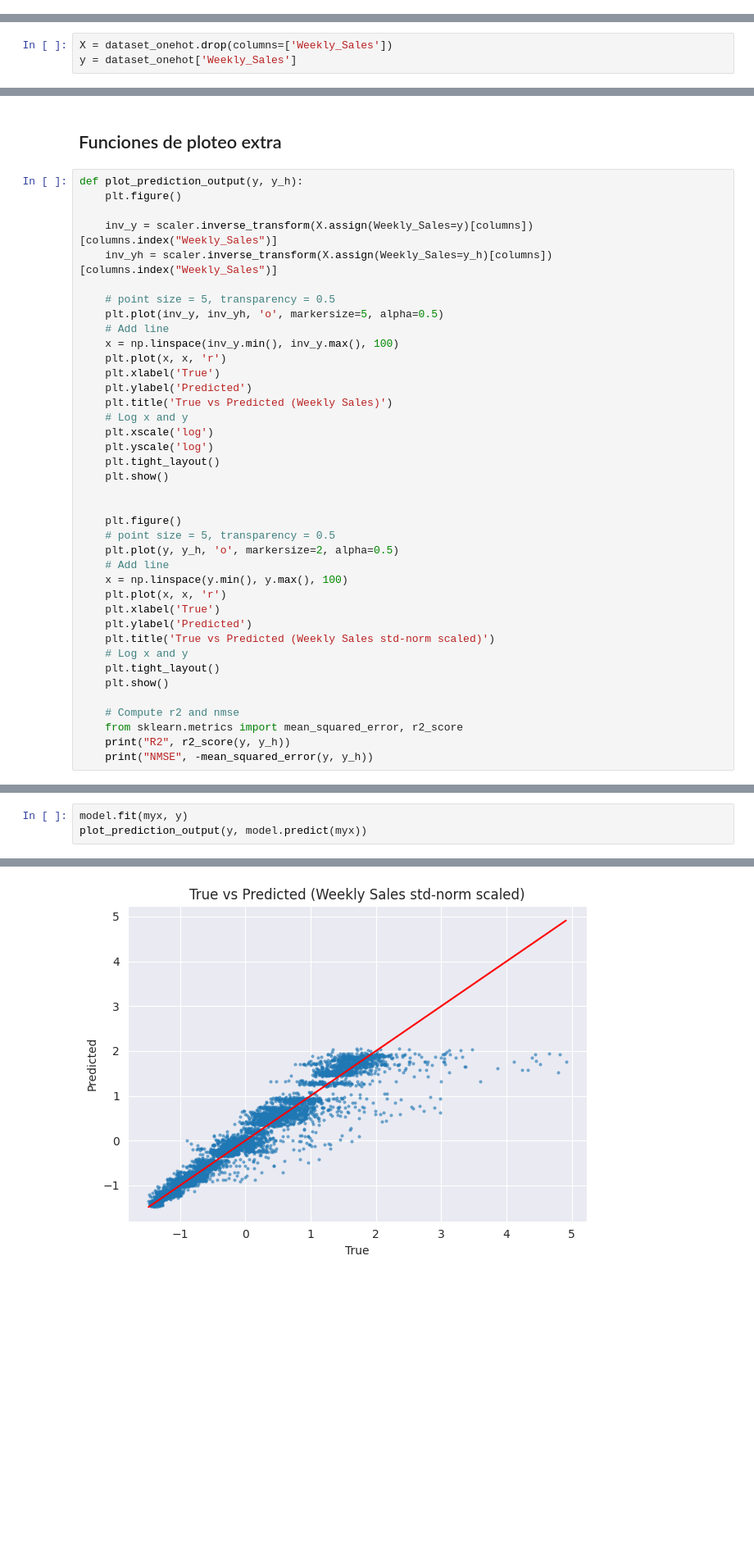
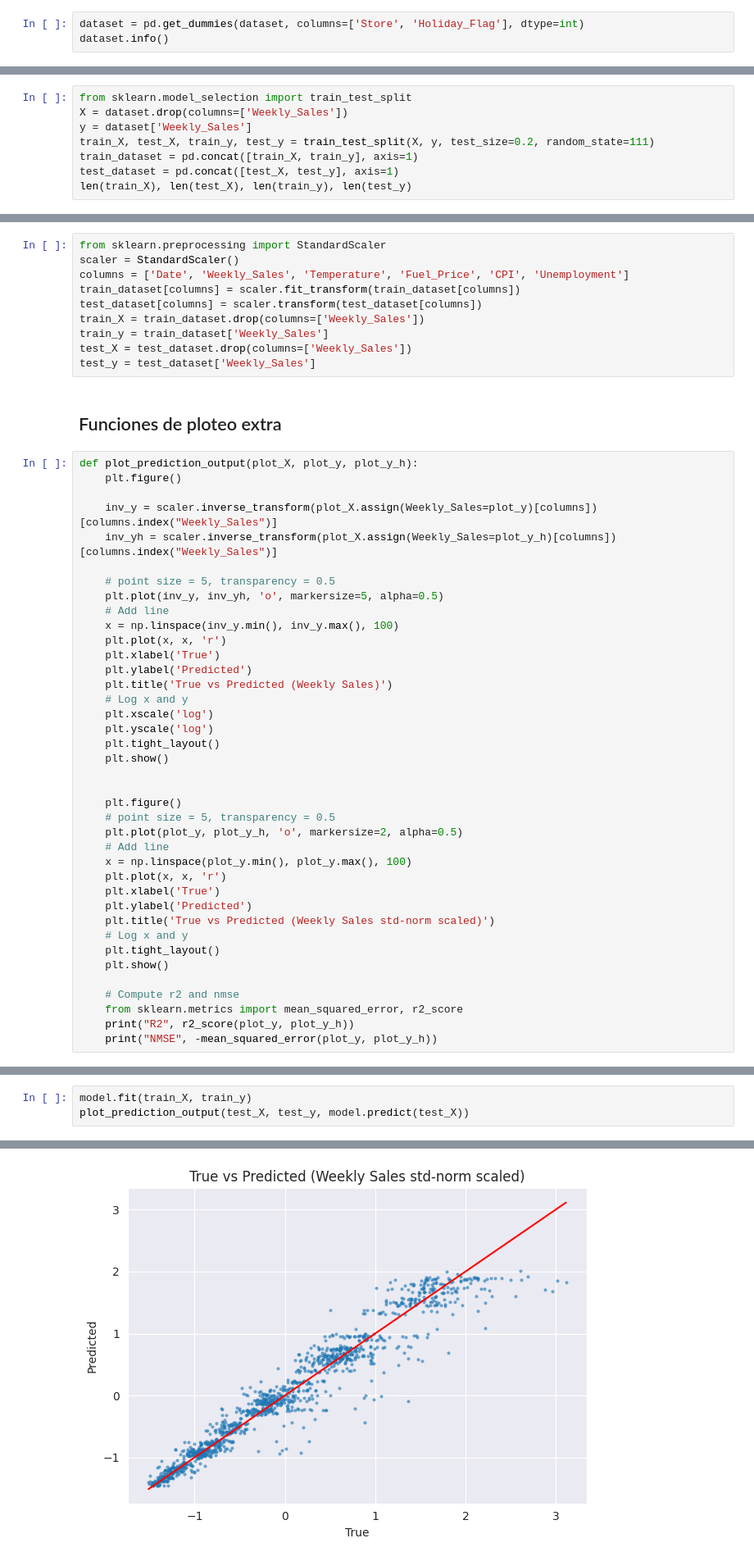
Before and after one commit to MightyHelper/ia2-uncuyo-2024, a Jupyter notebook: notebooks/entrega2/wallmart.ipynb, the cells around one changed output, grey strips where cells are left out. Shown at 82% size. Cells and saved outputs as stored; diff of their text form; blank space fills up the shorter version.

```diff
--- a/notebooks/entrega2/wallmart.ipynb
+++ b/notebooks/entrega2/wallmart.ipynb
@@ -91,0 +140,3 @@ dtype: object
+# %%
+dataset = pd.get_dummies(dataset, columns=['Store', 'Holiday_Flag'], dtype=int)
+dataset.info()
@@ -142,3 +172,8 @@ memory usage: 2.6 MB
 # %%
-X = dataset_onehot.drop(columns=['Weekly_Sales'])
-y = dataset_onehot['Weekly_Sales']
+from sklearn.model_selection import train_test_split
+X = dataset.drop(columns=['Weekly_Sales'])
+y = dataset['Weekly_Sales']
+train_X, test_X, train_y, test_y = train_test_split(X, y, test_size=0.2, random_state=111)
+train_dataset = pd.concat([train_X, train_y], axis=1)
+test_dataset = pd.concat([test_X, test_y], axis=1)
+len(train_X), len(test_X), len(train_y), len(test_y)
@@ -145,11 +196,21 @@ y = dataset_onehot['Weekly_Sales']
+# %%
+from sklearn.preprocessing import StandardScaler
+scaler = StandardScaler()
+columns = ['Date', 'Weekly_Sales', 'Temperature', 'Fuel_Price', 'CPI', 'Unemployment']
+train_dataset[columns] = scaler.fit_transform(train_dataset[columns])
+test_dataset[columns] = scaler.transform(test_dataset[columns])
+train_X = train_dataset.drop(columns=['Weekly_Sales'])
+train_y = train_dataset['Weekly_Sales']
+test_X = test_dataset.drop(columns=['Weekly_Sales'])
+test_y = test_dataset['Weekly_Sales']
 # %% [markdown]
 ## Funciones de ploteo extra
 # %%
-def plot_prediction_output(y, y_h):
+def plot_prediction_output(plot_X, plot_y, plot_y_h):
     plt.figure()
 
-    inv_y = scaler.inverse_transform(X.assign(Weekly_Sales=y)[columns])[columns.index("Weekly_Sales")]
-    inv_yh = scaler.inverse_transform(X.assign(Weekly_Sales=y_h)[columns])[columns.index("Weekly_Sales")]
+    inv_y = scaler.inverse_transform(plot_X.assign(Weekly_Sales=plot_y)[columns])[columns.index("Weekly_Sales")]
+    inv_yh = scaler.inverse_transform(plot_X.assign(Weekly_Sales=plot_y_h)[columns])[columns.index("Weekly_Sales")]
 
     # point size = 5, transparency = 0.5
     plt.plot(inv_y, inv_yh, 'o', markersize=5, alpha=0.5)
@@ -168,9 +229,9 @@ def plot_prediction_output(y, y_h):
 
     plt.figure()
     # point size = 5, transparency = 0.5
-    plt.plot(y, y_h, 'o', markersize=2, alpha=0.5)
+    plt.plot(plot_y, plot_y_h, 'o', markersize=2, alpha=0.5)
     # Add line
-    x = np.linspace(y.min(), y.max(), 100)
+    x = np.linspace(plot_y.min(), plot_y.max(), 100)
     plt.plot(x, x, 'r')
     plt.xlabel('True')
     plt.ylabel('Predicted')
@@ -181,8 +242,8 @@ def plot_prediction_output(y, y_h):
 
     # Compute r2 and nmse
     from sklearn.metrics import mean_squared_error, r2_score
-    print("R2", r2_score(y, y_h))
-    print("NMSE", -mean_squared_error(y, y_h))
+    print("R2", r2_score(plot_y, plot_y_h))
+    print("NMSE", -mean_squared_error(plot_y, plot_y_h))
 # %% [markdown]
 ## Entrenar un modelo base de regresion lineal
 
@@ -204,4 +264,4 @@ NMSE -0.08112775269867314
 # %%
-model.fit(myx, y)
-plot_prediction_output(y, model.predict(myx))
+model.fit(train_X, train_y)
+plot_prediction_output(test_X, test_y, model.predict(test_X))
 # %% [output]
@@ -209 +269 @@ plot_prediction_output(y, model.predict(myx))
-[figure, old version]
+[figure, new version]
```
Also changed, not shown: parts of 26 cells of this notebook, 1 other file.
